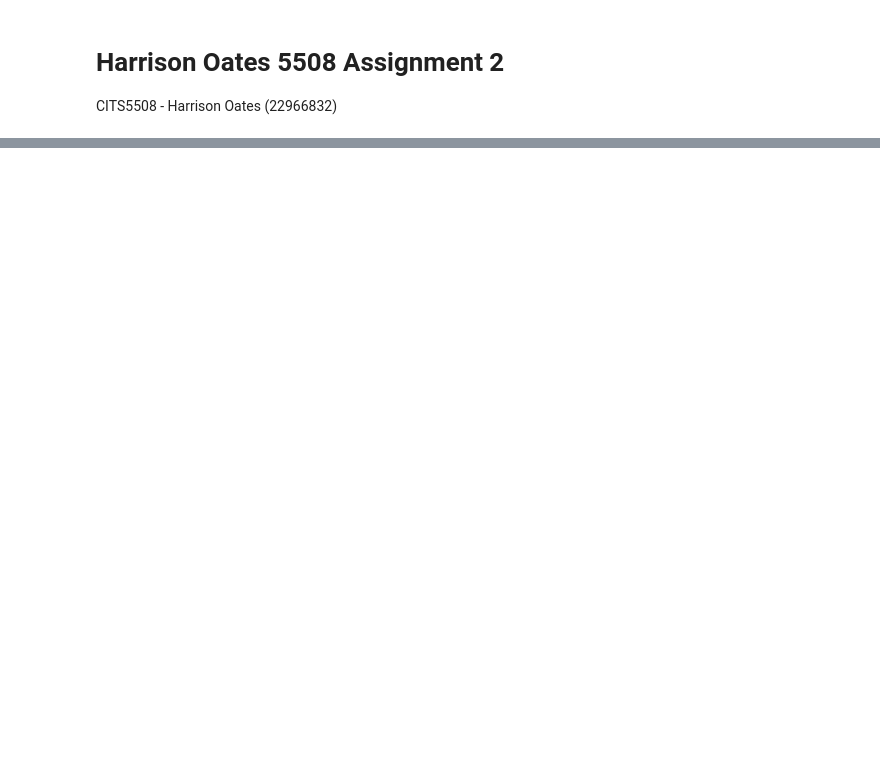
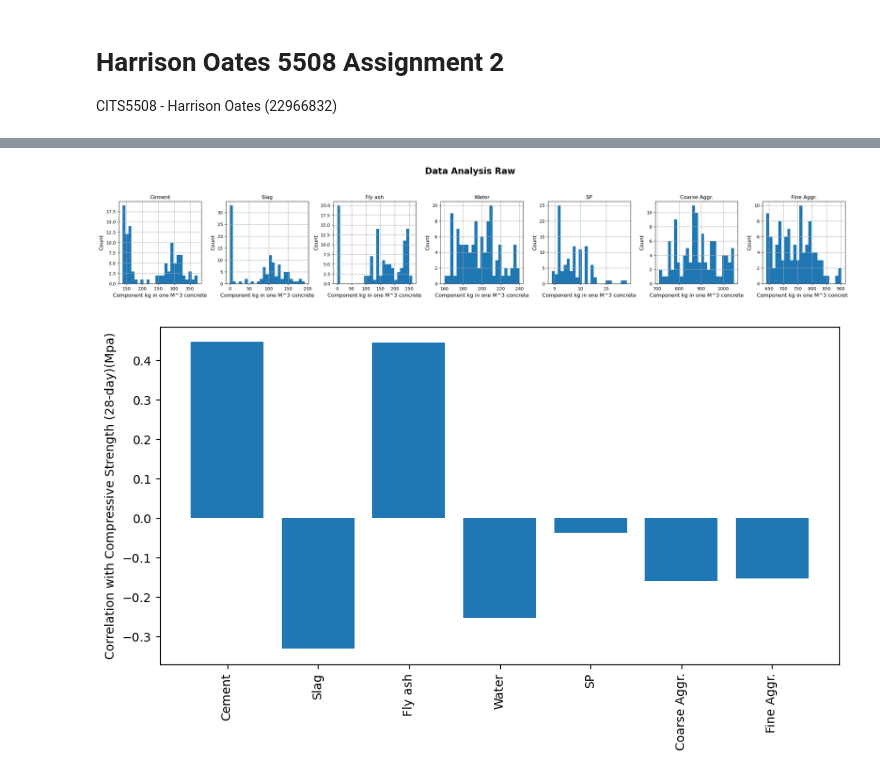
Before and after one commit to Oatesha/Machine-Learning, a Jupyter notebook: Assign 2/assignment2.ipynb, the cells around one changed output, grey strips where cells are left out. Cells and saved outputs as stored; diff of their text form; code cells hidden in the pictures; blank space fills up the shorter version.

```diff
--- a/Assign 2/assignment2.ipynb
+++ b/Assign 2/assignment2.ipynb
@@ -63,0 +449,43 @@ Test accuracy: 0.9418604651162791
+# %%
+# Load in slump data
+slump_data_df = pd.read_csv("slump_test.data", index_col=0)
+
+# plot histograms of all the features in the data
+def slump_data_histogram(df):
+    column_names = df.columns[:7].to_list()
+    ax = df.hist(column = column_names,bins=25, figsize=(30,5),layout=(1,7))
+    ax = ax.flatten()
+    for i,axis in enumerate(ax):
+        axis.set_xlabel("Component kg in one M^3 concrete", labelpad=5, size=12)
+        axis.set_ylabel("Count", labelpad=5, size=12)
+        axis.title.set_text(column_names[i])
+        axis.set_aspect(1./axis.get_data_ratio())
+    plt.suptitle('Data Analysis Raw',fontsize=20,weight='bold')
+    plt.subplots_adjust(hspace=0.1,wspace=0.3)
+    plt.show()
+
+# Drop the non essential target columns slump and fglow and plot correlations to see if other features can be dropped
+def clean_data_and_plot_correlations(data):
+    # Drop the unnecessary output columns
+    data_clean = data.drop(columns=['SLUMP(cm)', 'FLOW(cm)'])
+
+    # Calculate the correlation matrix
+    corr_matrix = data_clean.corr()
+
+    # Extract correlations with the target variable
+    target_correlations = corr_matrix['Compressive Strength (28-day)(Mpa)'].drop('Compressive Strength (28-day)(Mpa)')
+
+    # Plot the correlations
+    plt.figure(figsize=(10, 5))
+    plt.bar(np.arange(len(target_correlations)), target_correlations)
+    plt.xticks(np.arange(len(target_correlations)), target_correlations.index, rotation=90)
+    plt.ylabel('Correlation with Compressive Strength (28-day)(Mpa)')
+    plt.show()
+
+    return data_clean
+
+slump_data_histogram(slump_data_df)
+slump_df_cleaned = clean_data_and_plot_correlations(slump_data_df)
+# %% [output]
+[figure, added]
+[figure, added]
```
Also changed, not shown: parts of 51 cells of this notebook, 11 other files.
